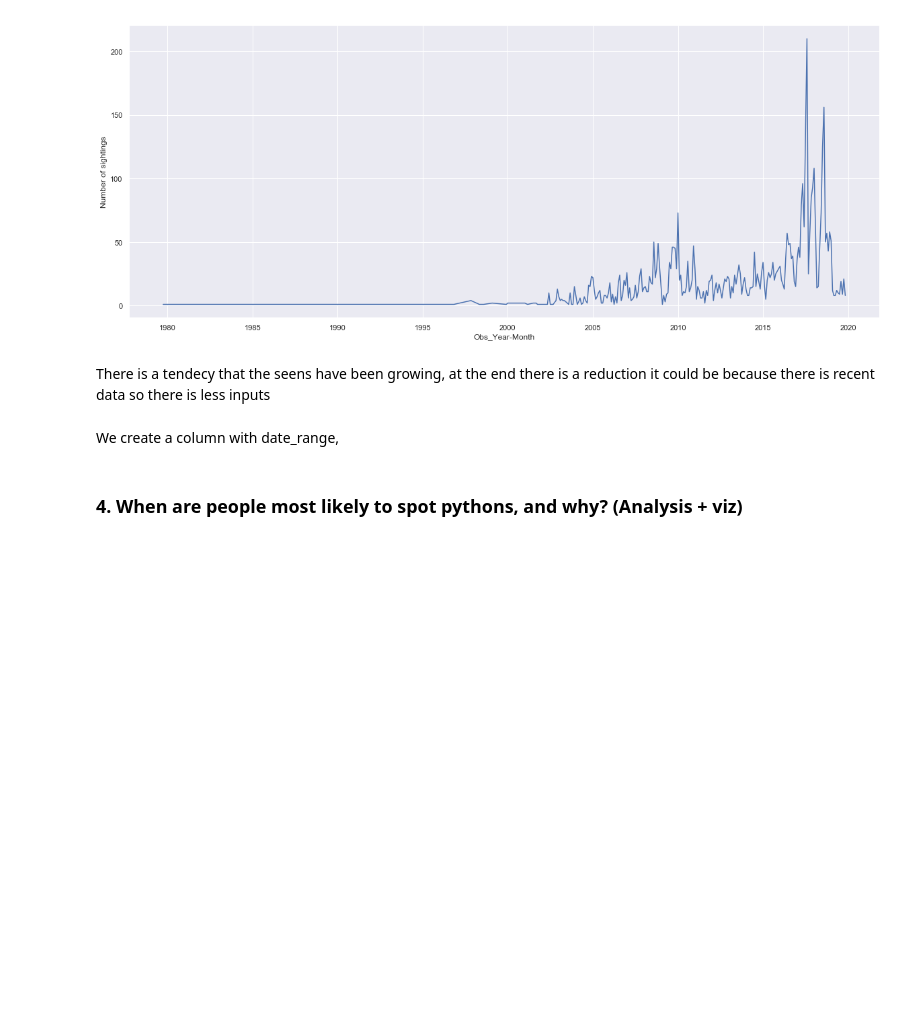
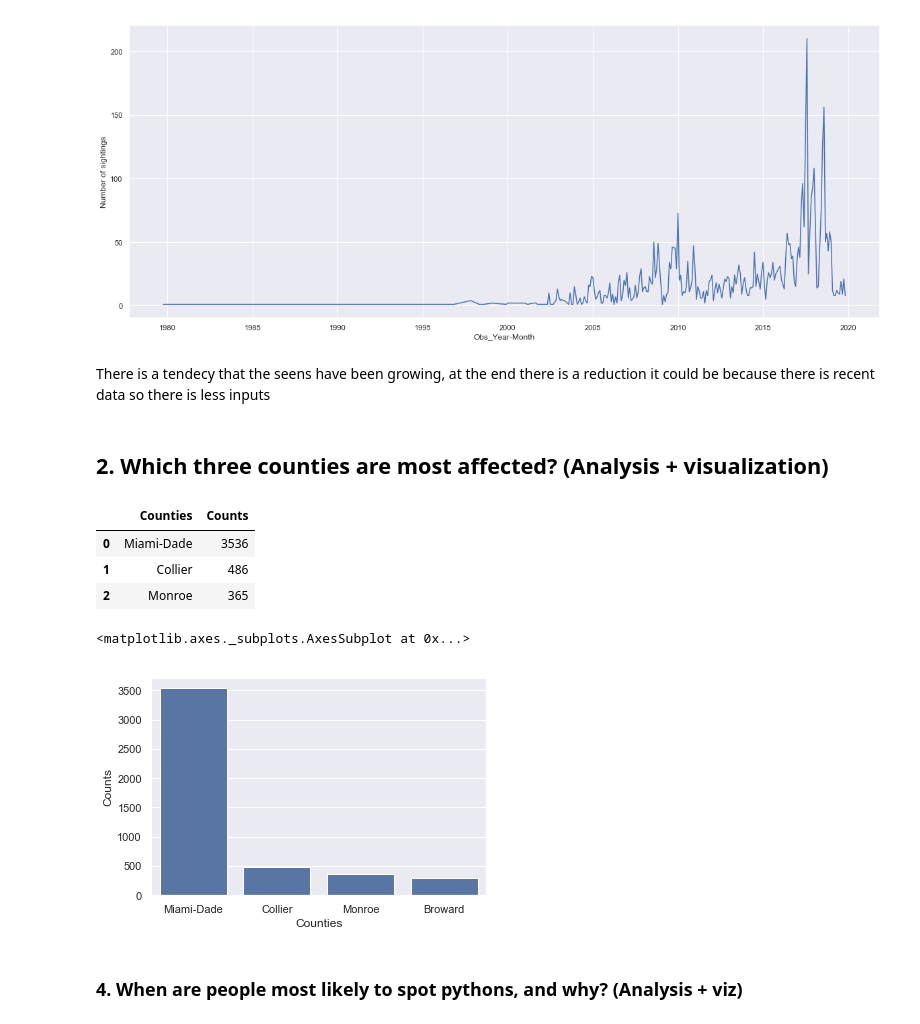
Before and after one commit to Burmese-Python/Burmese-Python, a Jupyter notebook: burmese_python_project.ipynb, the cells around one changed output. Cells and saved outputs as stored; diff of their text form; code cells hidden in the pictures; blank space fills up the shorter version.

```diff
--- a/burmese_python_project.ipynb
+++ b/burmese_python_project.ipynb
@@ -120,8 +120,25 @@ Text(0, 0.5, 'Number of sightings')
 [figure]
 # %% [markdown]
 There is a tendecy that the seens have been growing, at the end there is a reduction it could be because there is recent data so there is less inputs
-# %% [markdown]
-We create a column with date_range,
+# %% [markdown]
+## 2. Which three counties are most affected? (Analysis + visualization)
+# %%
+location_count = data['Location'].value_counts().rename_axis('Counties').reset_index(name='Counts')
+counties = counties_count['Counties'].str.split(',', expand=True)[0]
+counties_count = counties_count[['Counts']]
+counties_count['Counties'] = counties
+counties_count[['Counties', 'Counts']].head(3)
+# %% [output]
+|  | Counties | Counts |
+| 0 | Miami-Dade | 3536 |
+| 1 | Collier | 486 |
+| 2 | Monroe | 365 |
+# %%
+sns.barplot(x='Counties', y='Counts', data=counties_count[['Counties', 'Counts']].head(4),
+            label="Total", color="b")
+# %% [output]
+<matplotlib.axes._subplots.AxesSubplot at 0x...>
+[figure, added]
 # %% [markdown]
 ### 4. When are people most likely to spot pythons, and why? (Analysis + viz)
 # %%
```
